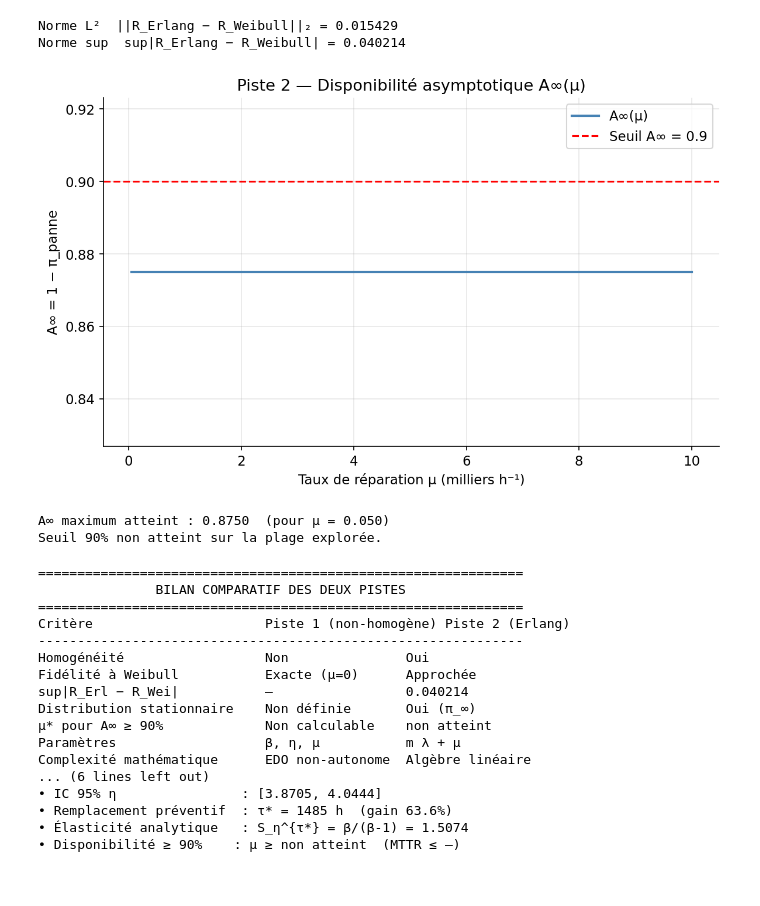
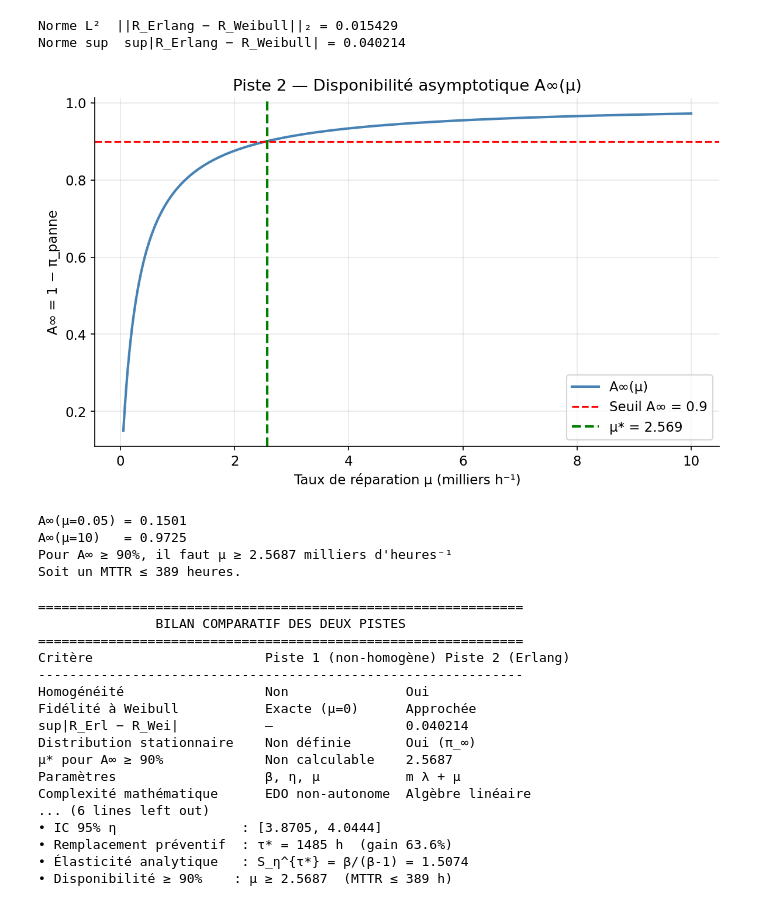
Before and after one commit to MWalid2/Optimisation-de-la-Maintenance-Industrielle-par-l-Analyse-de-Fiabilit-, a Jupyter notebook: partie_3.ipynb, the cells around one changed output. Drawn from its saved outputs; the diff is of its cells as text; code cells hidden in the pictures.

```diff
--- a/partie_3.ipynb
+++ b/partie_3.ipynb
@@ -991,51 +1023,68 @@ Norme sup  sup|R_Erlang − R_Weibull| = 0.040214
 # %%
 # ── Distribution stationnaire et disponibilité asymptotique ──
 def distribution_stationnaire(m_e, lam_e, mu_val):
+    """
+    Calcule la distribution stationnaire de la CDM Erlang(m) + réparation.
+
+    États : E_0, E_1, ..., E_{m-1} (phases de fonctionnement), P (panne).
+    Générateur Q : transitions E_i -> E_{i+1} (taux lam_e), E_{m-1} -> P (taux lam_e),
+                   P -> E_0 (taux mu_val).
+
+    Résout π Q = 0, Σ πᵢ = 1 via substitution de la dernière ligne par
+    la contrainte de normalisation.
+    """
     n_states = m_e + 1
     Q = np.zeros((n_states, n_states))
     for i in range(m_e - 1):
         Q[i, i]   = -lam_e;  Q[i, i+1] = lam_e
     Q[m_e-1, m_e-1] = -lam_e;  Q[m_e-1, m_e] = lam_e
-    Q[m_e, 0]  =  mu_val;  Q[m_e, m_e] = -mu_val
-    A = Q.T.copy();  A[:, -1] = 1.0
-    b_vec = np.zeros(n_states);  b_vec[-1] = 1.0
+    Q[m_e, 0]        =  mu_val;  Q[m_e, m_e]   = -mu_val
+    # Système : A · π = b
+    # A = Q^T avec la dernière LIGNE remplacée par la contrainte Σπᵢ = 1
+    A = Q.T.copy()
+    A[-1, :] = 1.0        # ← dernière LIGNE (normalisation)
+    b_vec = np.zeros(n_states)
+    b_vec[-1] = 1.0       # Σπᵢ = 1
     return np.linalg.solve(A, b_vec)
 
-# Plage étendue pour atteindre des seuils réalistes
+# Plage de μ sur [0.05, 10] milliers h⁻¹
 mus_range  = np.linspace(0.05, 10.0, 400)
 A_inf_vals = np.array([1 - distribution_stationnaire(m, lam_erl, mu_v)[-1]
                        for mu_v in mus_range])
 
-# Seuil à 90% (le seuil 99% n'est pas atteint avec m=7 phases sur cette plage)
+# Seuil à 90%
 seuil = 0.90
 mask  = A_inf_vals >= seuil
 mu_star = mus_range[np.argmax(mask)] if mask.any() else None
 
 fig, ax = plt.subplots(figsize=(8, 5))
 ax.plot(mus_range, A_inf_vals, 'steelblue', lw=2, label='A∞(μ)')
 ax.axhline(seuil, color='red', lw=1.5, linestyle='--',
            label=f'Seuil A∞ = {seuil}')
 if mu_star is not None:
     ax.axvline(mu_star, color='green', lw=2, linestyle='--',
                label=f'μ* = {mu_star:.3f}')
 ax.set_title('Piste 2 — Disponibilité asymptotique A∞(μ)')
 ax.set_xlabel('Taux de réparation μ (milliers h⁻¹)')
 ax.set_ylabel('A∞ = 1 − π_panne')
 ax.legend()
 plt.tight_layout()
 plt.savefig('cdm_disponibilite_asymptotique.png', dpi=150)
 plt.show()
 
-print(f'A∞ maximum atteint : {A_inf_vals.max():.4f}  (pour μ = {mus_range[np.argmax(A_inf_vals)]:.3f})')
+print(f'A∞(μ=0.05) = {A_inf_vals[0]:.4f}')
+print(f'A∞(μ=10)   = {A_inf_vals[-1]:.4f}')
 if mu_star is not None:
     print(f'Pour A∞ ≥ {seuil*100:.0f}%, il faut μ ≥ {mu_star:.4f} milliers d\'heures⁻¹')
     print(f'Soit un MTTR ≤ {1/mu_star*1000:.0f} heures.')
 else:
     print(f'Seuil {seuil*100:.0f}% non atteint sur la plage explorée.')
 # %% [output]
-[figure, old version]
+[figure, new version]
-A∞ maximum atteint : 0.8750  (pour μ = 0.050)
-Seuil 90% non atteint sur la plage explorée.
+A∞(μ=0.05) = 0.1501
+A∞(μ=10)   = 0.9725
+Pour A∞ ≥ 90%, il faut μ ≥ 2.5687 milliers d'heures⁻¹
+Soit un MTTR ≤ 389 heures.
 # %%
 # ── Tableau comparatif et conclusion ─────────────────────────
 mu_star_str = f'{mu_star:.4f}' if mu_star is not None else 'non atteint'
@@ -1073,11 +1122,11 @@ Homogénéité                  Non               Oui
 Fidélité à Weibull           Exacte (μ=0)      Approchée
 sup|R_Erl − R_Wei|           —                 0.040214
 Distribution stationnaire    Non définie       Oui (π_∞)
-μ* pour A∞ ≥ 90%             Non calculable    non atteint
+μ* pour A∞ ≥ 90%             Non calculable    2.5687
 Paramètres                   β, η, μ           m λ + μ
 Complexité mathématique      EDO non-autonome  Algèbre linéaire
 ... (6 lines left out)
 • IC 95% η                : [3.8705, 4.0444]
 • Remplacement préventif  : τ* = 1485 h  (gain 63.6%)
 • Élasticité analytique   : S_η^{τ*} = β/(β-1) = 1.5074
-• Disponibilité ≥ 90%    : μ ≥ non atteint  (MTTR ≤ —)
+• Disponibilité ≥ 90%    : μ ≥ 2.5687  (MTTR ≤ 389 h)
```
Also changed, not shown: parts of 4 cells of this notebook, 4 other files.
